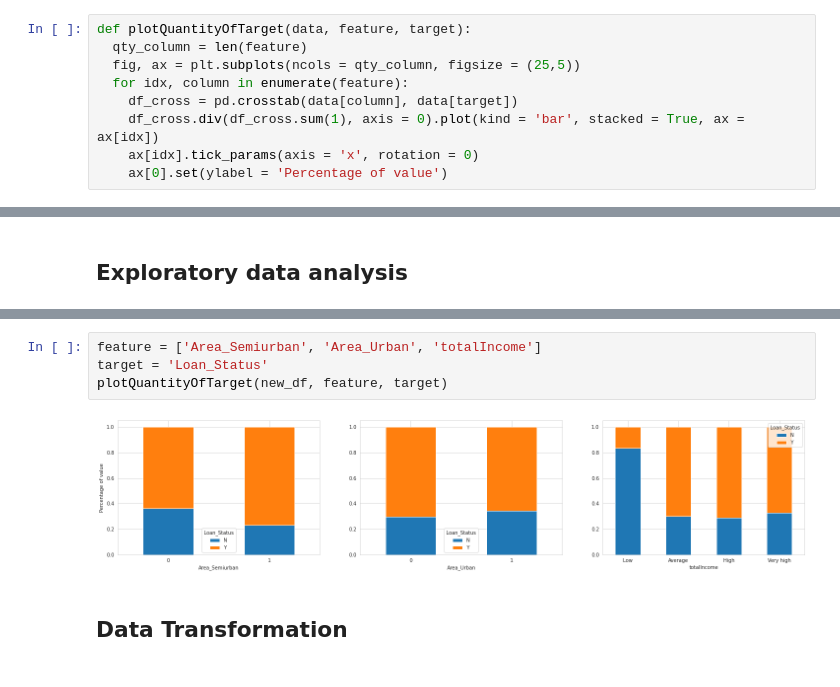
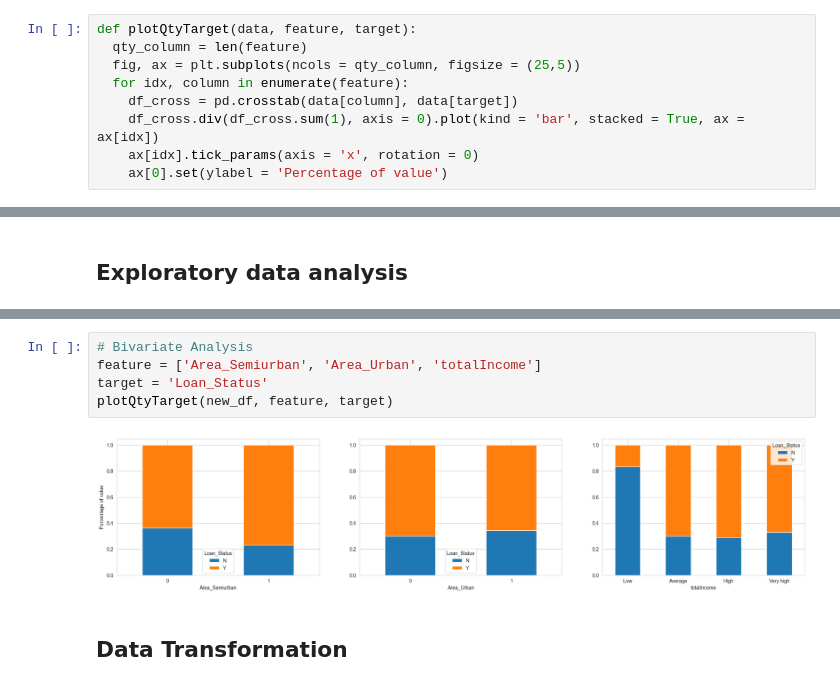
Before and after one commit to ENDYOU3/Loan_Approval_Prediction, a Jupyter notebook: Load_Approval_Analysis.ipynb, the cells around one changed output, grey strips where cells are left out. Saved outputs shown, nothing was run; the diff lists cells and outputs as text.

```diff
--- a/Load_Approval_Analysis.ipynb
+++ b/Load_Approval_Analysis.ipynb
@@ -266,7 +266,7 @@ plotBarplot(df_clean, cat_cols)
 # %% [markdown]
 ### Bivariate Analysis
 # %%
-def plotQuantityOfTarget(data, feature, target):
+def plotQtyTarget(data, feature, target):
   qty_column = len(feature)
   fig, ax = plt.subplots(ncols = qty_column, figsize = (25,5))
   for idx, column in enumerate(feature):
@@ -583,11 +606,12 @@ plotBarplot(new_df, columns)
 # %% [output]
 [figure]
 # %%
+# Bivariate Analysis
 feature = ['Area_Semiurban', 'Area_Urban', 'totalIncome']
 target = 'Loan_Status'
-plotQuantityOfTarget(new_df, feature, target)
+plotQtyTarget(new_df, feature, target)
 # %% [output]
-[figure, old version]
+[figure, new version]
 # %% [markdown]
 ## Data Transformation
 # %%
```
Also changed, not shown: parts of 22 cells of this notebook.
